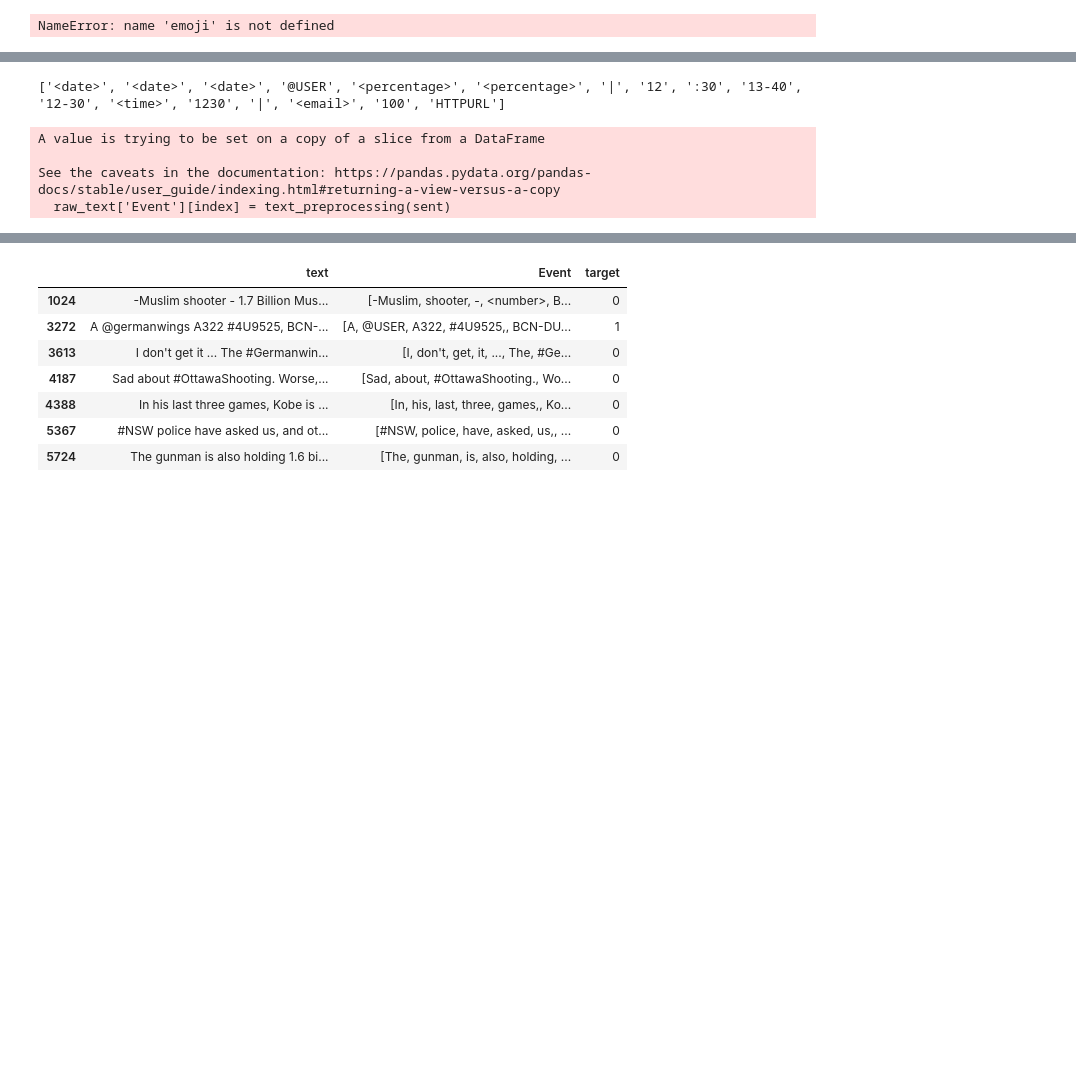
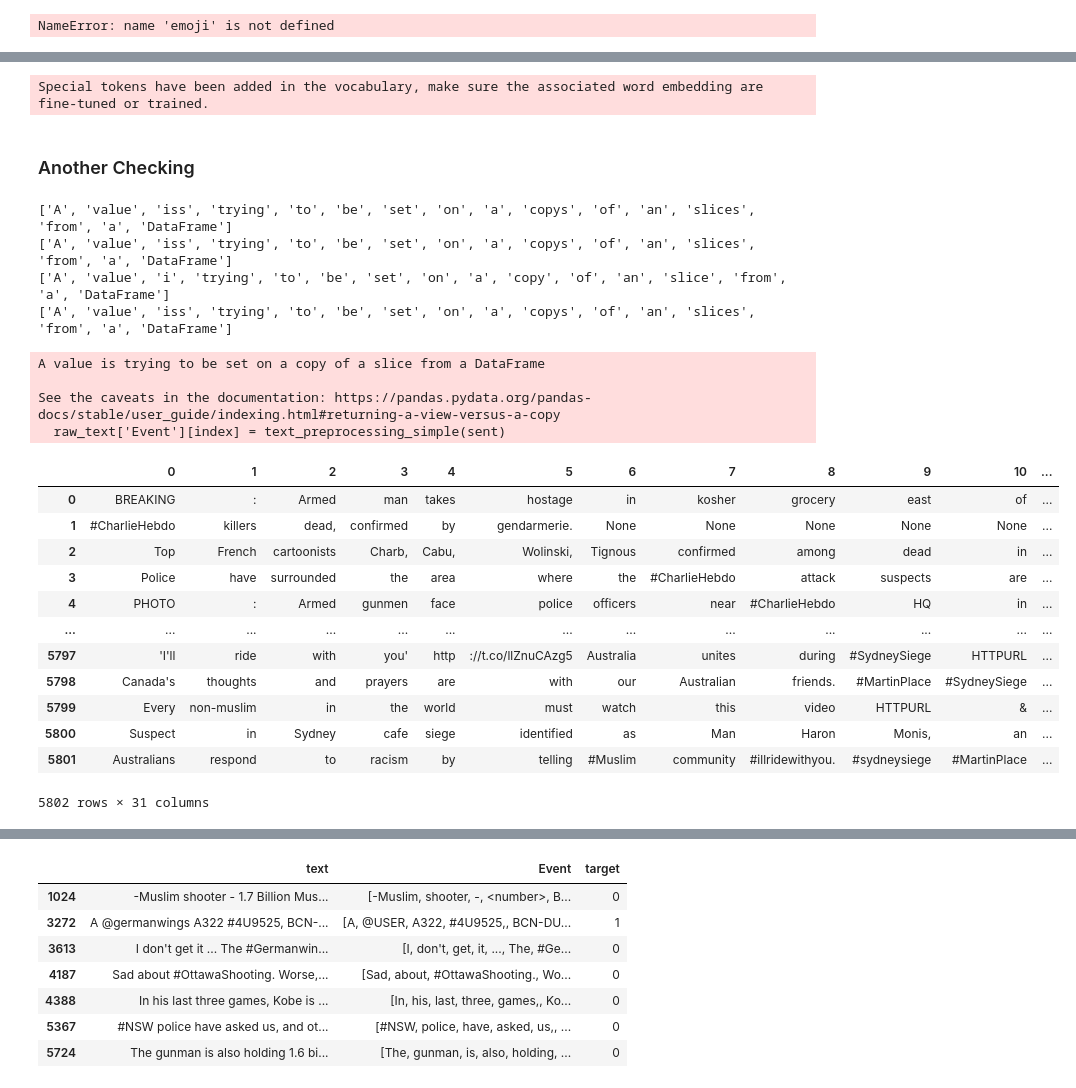
Before and after one commit to zzunebye/Capstone-code-data, a Jupyter notebook: _CLF_BERT.ipynb, the cells around one changed output, grey strips where cells are left out. Drawn from its saved outputs; the diff is of its cells as text; code cells hidden in the pictures; blank space fills up the shorter version.

```diff
--- a/_CLF_BERT.ipynb
+++ b/_CLF_BERT.ipynb
@@ -1190,3 +1182,23 @@ NameError: name 'emoji' is not defined
+# %%
+import torch
+from transformers import AutoModel, AutoTokenizer
+import emoji
+from nltk.stem.wordnet import WordNetLemmatizer
+from nltk.tokenize import TweetTokenizer
+
+lemmatizer = WordNetLemmatizer()
+tweetTokenizer = TweetTokenizer()
+
+bertweet = AutoModel.from_pretrained("vinai/bertweet-base")
+
+device = getDevice()
+bert_classifier = BertTweetClassifier(freeze_bert=False)
+tokenizer = AutoTokenizer.from_pretrained("vinai/bertweet-base", use_fast=False, normalization=False)
+
+PATH = './Model/BERTweet_raw_embedding.pt'
+# bert_classifier.load_state_dict(torch.load(PATH))
+# %% [output]
+Special tokens have been added in the vocabulary, make sure the associated word embedding are fine-tuned or trained.
 # %%
 raw_text = pd.read_csv('./data/_PHEME_text.csv')
 y = pd.read_csv('./data/_PHEME_target.csv')
@@ -1262,18 +1389,28 @@ def text_preprocessing_brackets(text): # Create a function to tokenize a set of
+# %% [markdown]
+### Another Checking
 # %%
-sent = "23/03/2019 03/23/2019 2019/03/23  \n@JUNE 100% 1% | 12:30 13-40 12-30 12.30 1230 | bhang@adsf.com 100 http://www.naver.com"
+sent = "23/03/2019 03/23/2019 2019/03/23 child is jotgatten \n@JUNE 100% 1% | 12:30 13-40 12-30 12.30 1230 | bhang@adsf.com 100 http://www.naver.com"
+sent = "A value iss trying to be set on a copys of an slices from a DataFrame"
+# sent = raw_text.text[10]
+print(text_preprocessing_simple(sent))
 print(text_preprocessing_brackets(sent))
+print(text_preprocessing_simple(sent, lemma=True))
+print(text_preprocessing_simple(sent, twttknzr=True))
 # %% [output]
-['<date>', '<date>', '<date>', '@USER', '<percentage>', '<percentage>', '|', '12', ':30', '13-40', '12-30', '<time>', '1230', '|', '<email>', '100', 'HTTPURL']
+['A', 'value', 'iss', 'trying', 'to', 'be', 'set', 'on', 'a', 'copys', 'of', 'an', 'slices', 'from', 'a', 'DataFrame']
+['A', 'value', 'iss', 'trying', 'to', 'be', 'set', 'on', 'a', 'copys', 'of', 'an', 'slices', 'from', 'a', 'DataFrame']
+['A', 'value', 'i', 'trying', 'to', 'be', 'set', 'on', 'a', 'copy', 'of', 'an', 'slice', 'from', 'a', 'DataFrame']
+['A', 'value', 'iss', 'trying', 'to', 'be', 'set', 'on', 'a', 'copys', 'of', 'an', 'slices', 'from', 'a', 'DataFrame']
 # %%
 pd.set_option('display.max_columns', None)
 pd.set_option('display.max_colwidth', 200)
 for index, sent in enumerate(raw_text.text):
-    raw_text['Event'][index] = text_preprocessing(sent)
+    raw_text['Event'][index] = text_preprocessing_simple(sent)
 # %% [output]
 A value is trying to be set on a copy of a slice from a DataFrame
 
 See the caveats in the documentation: https://pandas.pydata.org/pandas-docs/stable/user_guide/indexing.html#returning-a-view-versus-a-copy
-  raw_text['Event'][index] = text_preprocessing(sent)
+  raw_text['Event'][index] = text_preprocessing_simple(sent)
 # %%
 # tokens = pd.DataFrame({})
 tokens = []
@@ -1282,4 +1419,20 @@ final = [text_preprocessing(sent) for sent in raw_text.text]
 final = pd.DataFrame(final)
+# %%
+final
+# %% [output]
+|  | 0 | 1 | 2 | 3 | 4 | 5 | 6 | 7 | 8 | 9 | 10 | ... |
+| 0 | BREAKING | : | Armed | man | takes | hostage | in | kosher | grocery | east | of | ... |
+| 1 | #CharlieHebdo | killers | dead, | confirmed | by | gendarmerie. | None | None | None | None | None | ... |
+| 2 | Top | French | cartoonists | Charb, | Cabu, | Wolinski, | Tignous | confirmed | among | dead | in | ... |
+| 3 | Police | have | surrounded | the | area | where | the | #CharlieHebdo | attack | suspects | are | ... |
+| 4 | PHOTO | : | Armed | gunmen | face | police | officers | near | #CharlieHebdo | HQ | in | ... |
+| ... | ... | ... | ... | ... | ... | ... | ... | ... | ... | ... | ... | ... |
+| 5797 | 'I'll | ride | with | you' | http | ://t.co/llZnuCAzg5 | Australia | unites | during | #SydneySiege | HTTPURL | ... |
+| 5798 | Canada's | thoughts | and | prayers | are | with | our | Australian | friends. | #MartinPlace | #SydneySiege | ... |
+| 5799 | Every | non-muslim | in | the | world | must | watch | this | video | HTTPURL | & | ... |
+| 5800 | Suspect | in | Sydney | cafe | siege | identified | as | Man | Haron | Monis, | an | ... |
+| 5801 | Australians | respond | to | racism | by | telling | #Muslim | community | #illridewithyou. | #sydneysiege | #MartinPlace | ... |
+5802 rows × 31 columns
 # %%
 # result.loc[result.iloc[:,:]=='BREAKING:']
 final[final.eq(r"[:)|:-)|8-)|:-|:-))]").any(1)]
```
Also changed, not shown: parts of 15 cells of this notebook, 10 other files.
